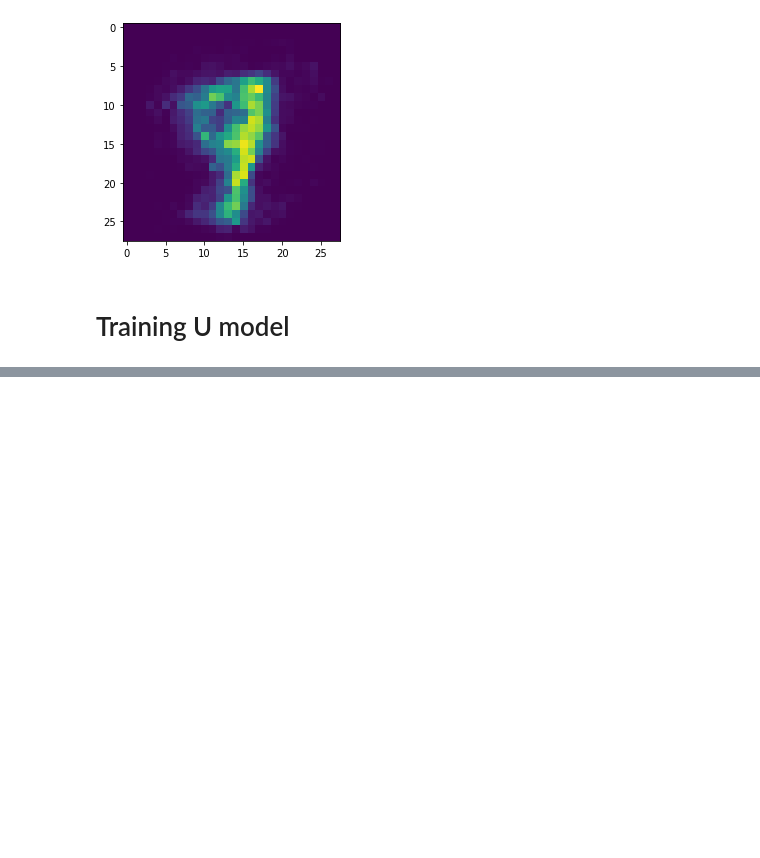
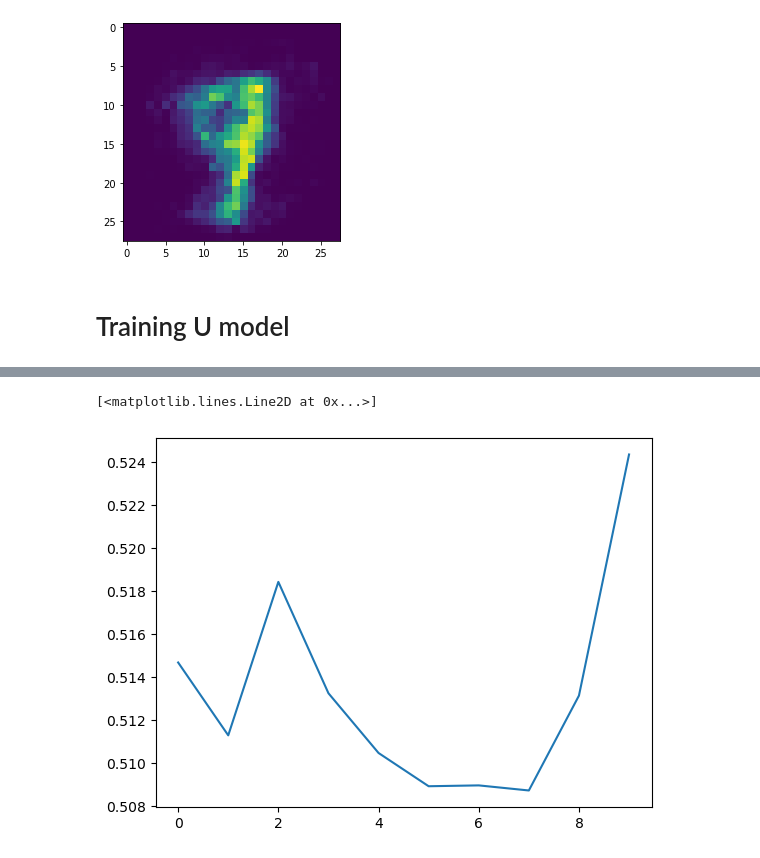
Before and after one commit to harmanpunn/The-Circle-of-Life, a Jupyter notebook: training.ipynb, the cells around one changed output, grey strips where cells are left out. Drawn from its saved outputs; the diff is of its cells as text; code cells hidden in the pictures; blank space fills up the shorter version.

```diff
--- a/training.ipynb
+++ b/training.ipynb
@@ -162,10 +218,15 @@ for state in dump[1]:
 data = pd.DataFrame(columns=["state","value"])
 data["state"]=px
 data["value"]=py
-data["value"]= (data["value"]-data["value"].mean())/data["value"].std()
 data["prey"] = data["state"].apply(lambda state: get_shortest_path(graph.info,state[0],state[1]))
 data["pred"] = data["state"].apply(lambda state: get_shortest_path(graph.info,state[0],state[2]))
 data["points"] =  data.apply(lambda r: (r["prey"],r["pred"]),axis=1)
+
+# standardising?
+for p in ["value","prey","pred"]:
+    # data[p]= (data[p]-data[p].mean())/data[p].std()
+    data[p+"Actual"] = data[p]
+    data[p] = (data[p] - data[p].min())/(data[p].max()-data[p].min())
 # %%
 def getStats(data):
     stats = pd.DataFrame(columns=["points"])
@@ -195,13 +260,14 @@ trainDf = data.iloc[:tx,:]
 testDf = data.iloc[tx:,:]
 # %%
 uModel = Model(2)
-uModel.add(5,ActivationFunction.relu,dropout=0.2)
-uModel.add(5,ActivationFunction.relu,dropout=0.2)
-uModel.add(2,ActivationFunction.relu,dropout=0.2)
-uModel.add(1,ActivationFunction.relu,dropout=0.2)
-uModel.use().initLayers()
+uModel.add(4,ActivationFunction.tanh)
+uModel.add(8,ActivationFunction.tanh)
+uModel.add(4,ActivationFunction.tanh)
+uModel.add(2,ActivationFunction.tanh)
+uModel.add(1,ActivationFunction.relu)
+uModel.use("bce").initLayers()
 
 h = []
 # %%
-h += uModel.fit(trainX,trainY,epochs=10,learning_rate=0.000001)
+h += uModel.fit(x,y,epochs=600,learning_rate=0.001,save=True,filePath="./modelDump/2_10_10_1plain")
 # %% [output]
@@ -208,0 +304,5 @@ KeyboardInterrupt:
+# %%
+plt.plot(h)
+# %% [output]
+[<matplotlib.lines.Line2D at 0x...>]
+[figure, added]
```
Also changed, not shown: parts of 11 cells of this notebook, 8 other files.
